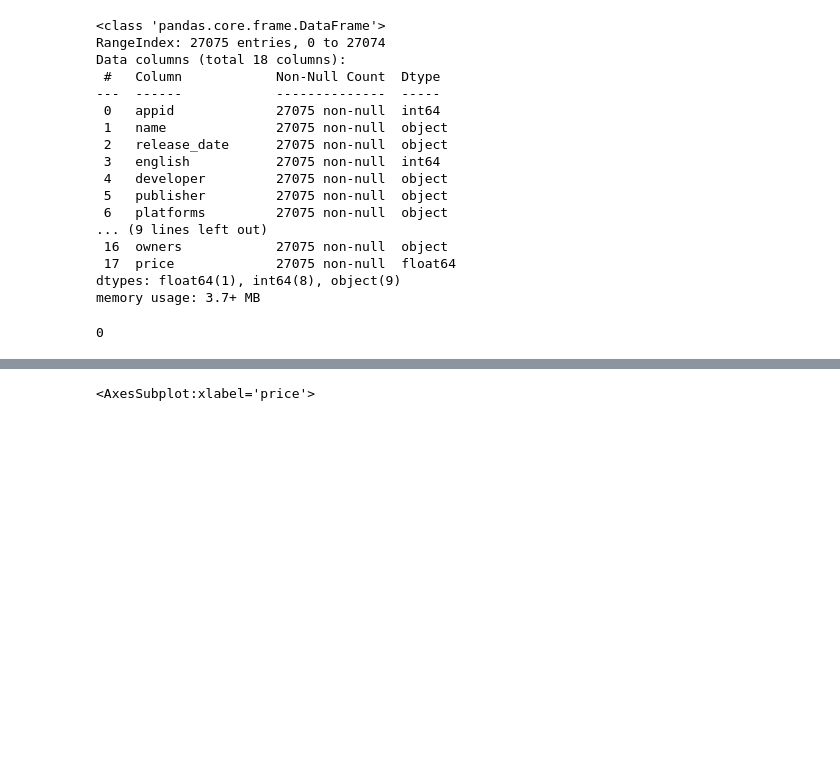
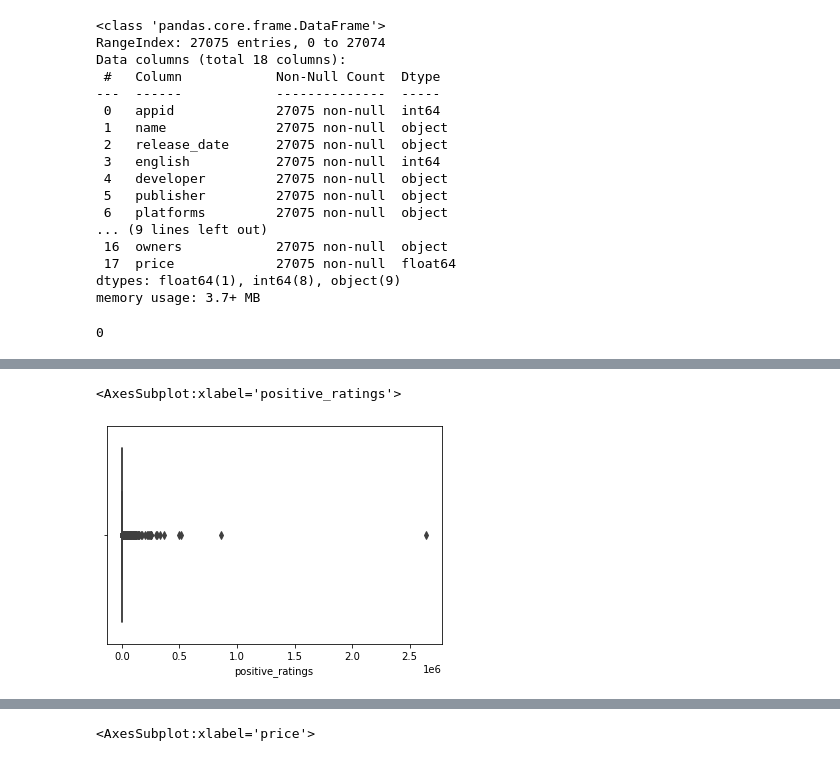
Before and after one commit to YQtheAnalyst/Game-Insights, a Jupyter notebook: EDA.ipynb, the cells around one changed output, grey strips where cells are left out. Cells and saved outputs as stored; diff of their text form; code cells hidden in the pictures; blank space fills up the shorter version.

```diff
--- a/EDA.ipynb
+++ b/EDA.ipynb
@@ -84,0 +200,7 @@ df.duplicated().sum()
+# %%
+# draw the boxplot of column positive_ratings
+# Outliers discovered
+sns.boxplot(x=df['positive_ratings'])
+# %% [output]
+<AxesSubplot:xlabel='positive_ratings'>
+[figure, added]
```
Also changed, not shown: parts of 53 cells of this notebook.
